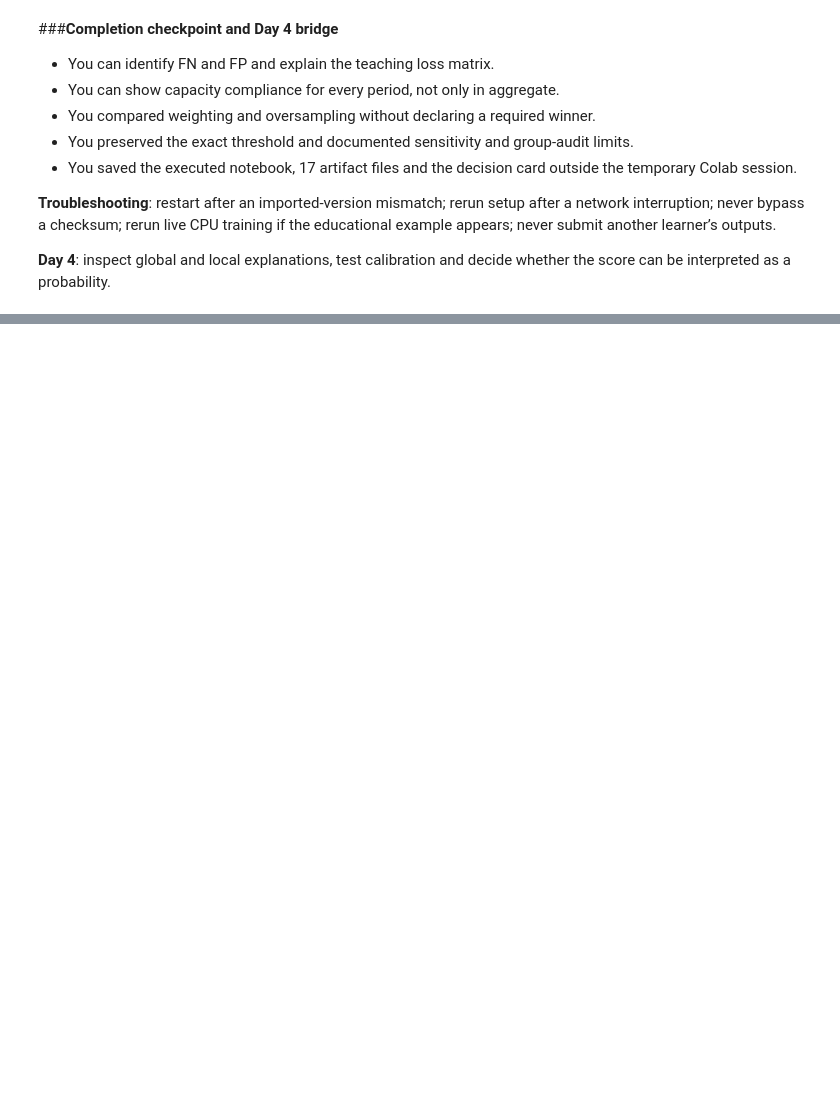
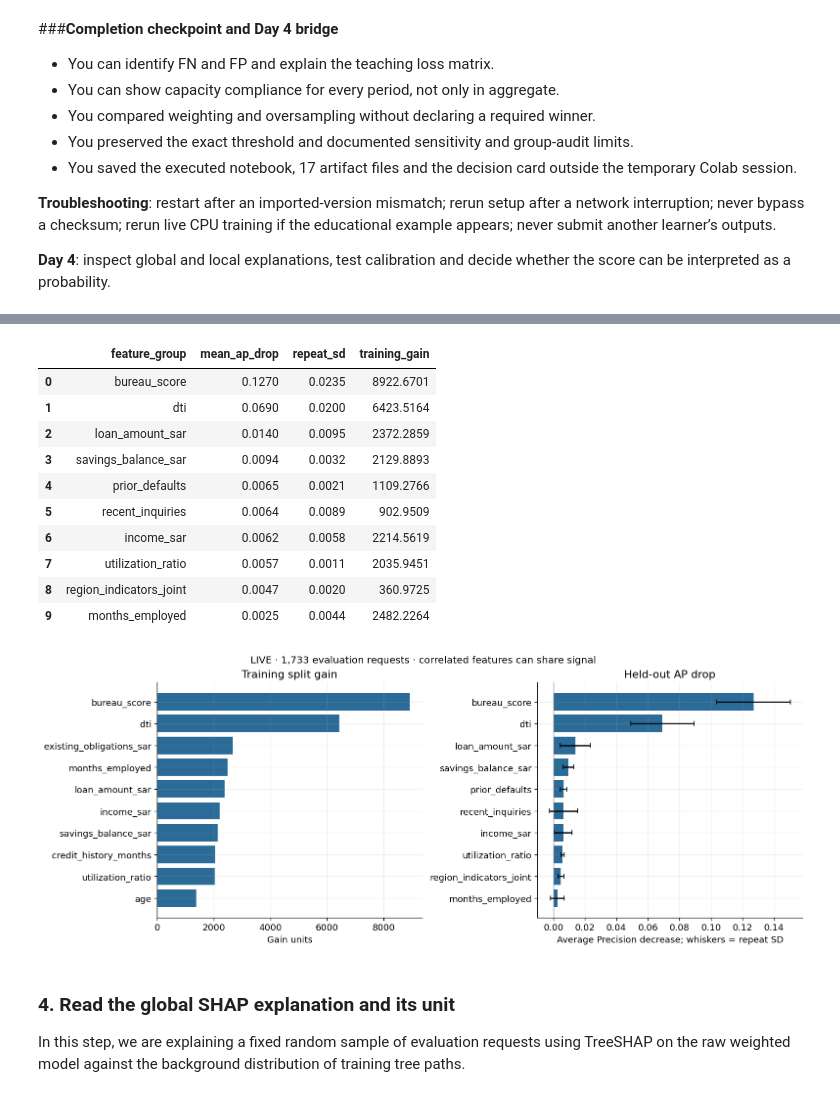
Before and after one commit to Sarah-Alabdulwahab/SDA-DSC-211-SA, a Jupyter notebook: Sarah_Alabdulwahab(SDA_DSC_211).ipynb, the cells around one changed output, grey strips where cells are left out. Cells and saved outputs as stored; diff of their text form; code cells hidden in the pictures; blank space fills up the shorter version.

```diff
--- a/Sarah_Alabdulwahab(SDA_DSC_211).ipynb
+++ b/Sarah_Alabdulwahab(SDA_DSC_211).ipynb
@@ -1366,0 +1704,25 @@ Write a short answer under Day 3 in the Daily answers | الإجابات الي
+# %%
+contract = json.loads((ROOT / "data/data_contract.json").read_text(encoding="utf-8"))
+train, duplicates = deduplicate_applications(pd.read_csv(ROOT / "data/tamweel_train.csv"))
+validate_frame(train, contract, "train")
+FAST_MODE, FULL_MODE = True, False
+assert FAST_MODE != FULL_MODE
+config = TrustConfig() if FAST_MODE else TrustConfig(trees=160, shap_rows=600, permutation_repeats=5, bootstrap_repeats=500)
+USE_SHAP_EXAMPLE = False  # Discussion only; not a personal submission.
+ASSESSMENT_MODE = os.environ.get("ASSESSMENT_MODE", "0") == "1"
+ARTIFACTS, REPORTS = ROOT / "artifacts", ROOT / "reports"
+ARTIFACTS.mkdir(exist_ok=True); REPORTS.mkdir(exist_ok=True)
+plt.rcParams.update({"figure.dpi": 120, "font.size": 11, "axes.spines.top": False, "axes.spines.right": False})
+parts, assignments = split_roles(train)
+role_summary = pd.DataFrame([{"role": r, "rows": len(p), "customers": p.customer_id.nunique(),
+    "positives": int(p[TARGET].sum()), "positive_rate": p[TARGET].mean(),
+    "first_date": p.application_date.min(), "last_date": p.application_date.max()} for r, p in parts.items()])
+display(role_summary)
+print("Excluded gaps/customer overlaps:", int((assignments.role == "excluded_gap_or_customer").sum()))
+model, calibrated_model, predictions, provenance = fit_and_calibrate(parts, contract, config)
+evaluation = predictions[predictions.role == "evaluation"].copy()
+policy_rows = predictions[predictions.role == "policy"].copy()
+chosen_policy, policy_sweep = choose_policy_threshold(policy_rows)
+mapping = provenance["calibration_mapping"]
+calibrated_threshold = transport_threshold(chosen_policy["threshold"], mapping)
+print("Model, sigmoid and policy threshold frozen before evaluation.")
@@ -1366,0 +1742,28 @@ Write a short answer under Day 3 in the Daily answers | الإجابات الي
+# %%
+permutation = permutation_report(model, parts["evaluation"], contract, config)
+display(permutation[["feature_group", "mean_ap_drop", "repeat_sd", "training_gain"]].head(10).round(4))
+fig, axes = plt.subplots(1, 2, figsize=(13, 5), layout="constrained")
+for ax, value, title in [(axes[0], "training_gain", "Training split gain"), (axes[1], "mean_ap_drop", "Held-out AP drop")]:
+    top = permutation.nlargest(10, value).sort_values(value)
+    ax.barh(top.feature_group, top[value], color="#2b6b98",
+            xerr=top.repeat_sd if value == "mean_ap_drop" else None, capsize=3)
+    ax.axvline(0, color="#777", lw=.8); ax.set_title(title)
+    ax.set_xlabel("Gain units" if value == "training_gain" else "Average Precision decrease; whiskers = repeat SD")
+fig.suptitle(f"LIVE · {len(evaluation):,} evaluation requests · correlated features can share signal", fontsize=12)
+fig.savefig(ARTIFACTS / "permutation_importance.png", bbox_inches="tight"); plt.show()
+# %% [output]
+|  | feature_group | mean_ap_drop | repeat_sd | training_gain |
+| 0 | bureau_score | 0.1270 | 0.0235 | 8922.6701 |
+| 1 | dti | 0.0690 | 0.0200 | 6423.5164 |
+| 2 | loan_amount_sar | 0.0140 | 0.0095 | 2372.2859 |
+| 3 | savings_balance_sar | 0.0094 | 0.0032 | 2129.8893 |
+| 4 | prior_defaults | 0.0065 | 0.0021 | 1109.2766 |
+| 5 | recent_inquiries | 0.0064 | 0.0089 | 902.9509 |
+| 6 | income_sar | 0.0062 | 0.0058 | 2214.5619 |
+| 7 | utilization_ratio | 0.0057 | 0.0011 | 2035.9451 |
+| 8 | region_indicators_joint | 0.0047 | 0.0020 | 360.9725 |
+| 9 | months_employed | 0.0025 | 0.0044 | 2482.2264 |
+[figure, added]
+# %% [markdown]
+### **4. Read the global SHAP explanation and its unit**
+In this step, we are explaining a fixed random sample of evaluation requests using TreeSHAP on the raw weighted model against the background distribution of training tree paths.
```
Also changed, not shown: parts of 128 cells of this notebook.
